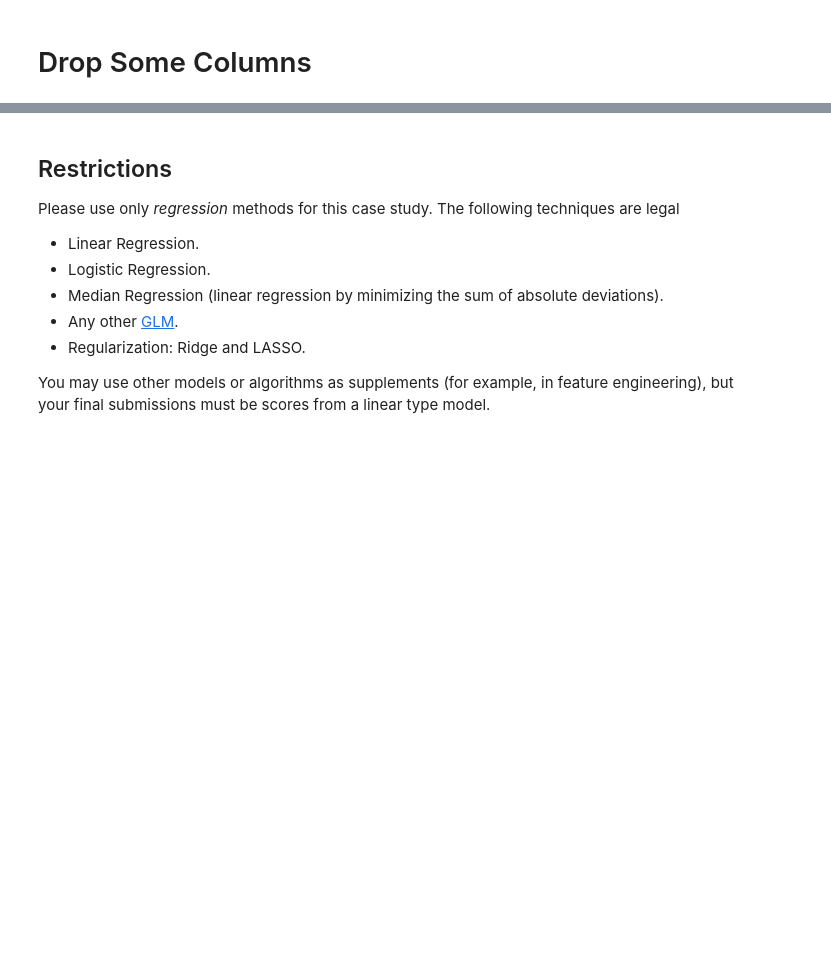
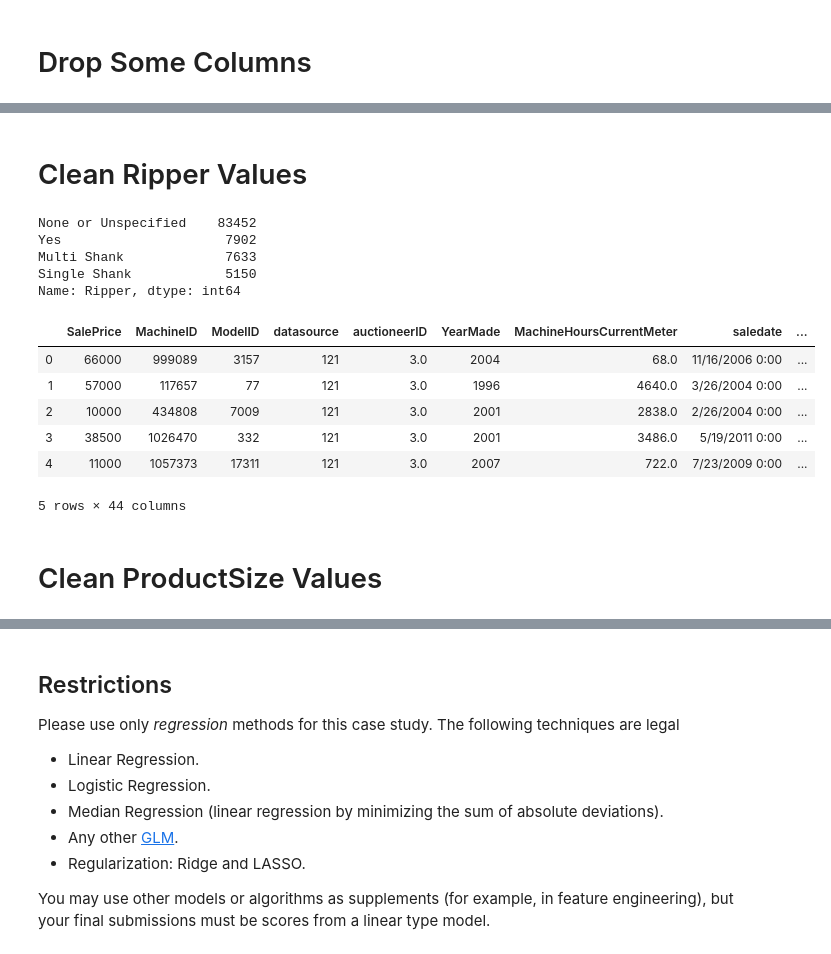
Before and after one commit to oro13/farm-equipment-price-prediction, a Jupyter notebook: reg_case_tyler.ipynb, the cells around one changed output, grey strips where cells are left out. Drawn from its saved outputs; the diff is of its cells as text; code cells hidden in the pictures; blank space fills up the shorter version.

```diff
--- a/reg_case_tyler.ipynb
+++ b/reg_case_tyler.ipynb
@@ -168,0 +177,2 @@ auction_train.head()
+# %%
+auction_train['MachineHoursCurrentMeter'].fillna(auction_train['MachineHoursCurrentMeter'].mean(), inplace=True)
@@ -168,0 +191,10 @@ auction_train.head()
+# %% [markdown]
+# Clean Ripper Values
+# %%
+auction_train['Ripper'].value_counts()
+# %% [output]
+None or Unspecified    83452
+Yes                     7902
+Multi Shank             7633
+Single Shank            5150
+Name: Ripper, dtype: int64
@@ -168,0 +207,12 @@ auction_train.head()
+# %%
+auction_train.head()
+# %% [output]
+|  | SalePrice | MachineID | ModelID | datasource | auctioneerID | YearMade | MachineHoursCurrentMeter | saledate | ... |
+| 0 | 66000 | 999089 | 3157 | 121 | 3.0 | 2004 | 68.0 | 11/16/2006 0:00 | ... |
+| 1 | 57000 | 117657 | 77 | 121 | 3.0 | 1996 | 4640.0 | 3/26/2004 0:00 | ... |
+| 2 | 10000 | 434808 | 7009 | 121 | 3.0 | 2001 | 2838.0 | 2/26/2004 0:00 | ... |
+| 3 | 38500 | 1026470 | 332 | 121 | 3.0 | 2001 | 3486.0 | 5/19/2011 0:00 | ... |
+| 4 | 11000 | 1057373 | 17311 | 121 | 3.0 | 2007 | 722.0 | 7/23/2009 0:00 | ... |
+5 rows × 44 columns
+# %% [markdown]
+# Clean ProductSize Values
```
Also changed, not shown: parts of 16 cells of this notebook.
